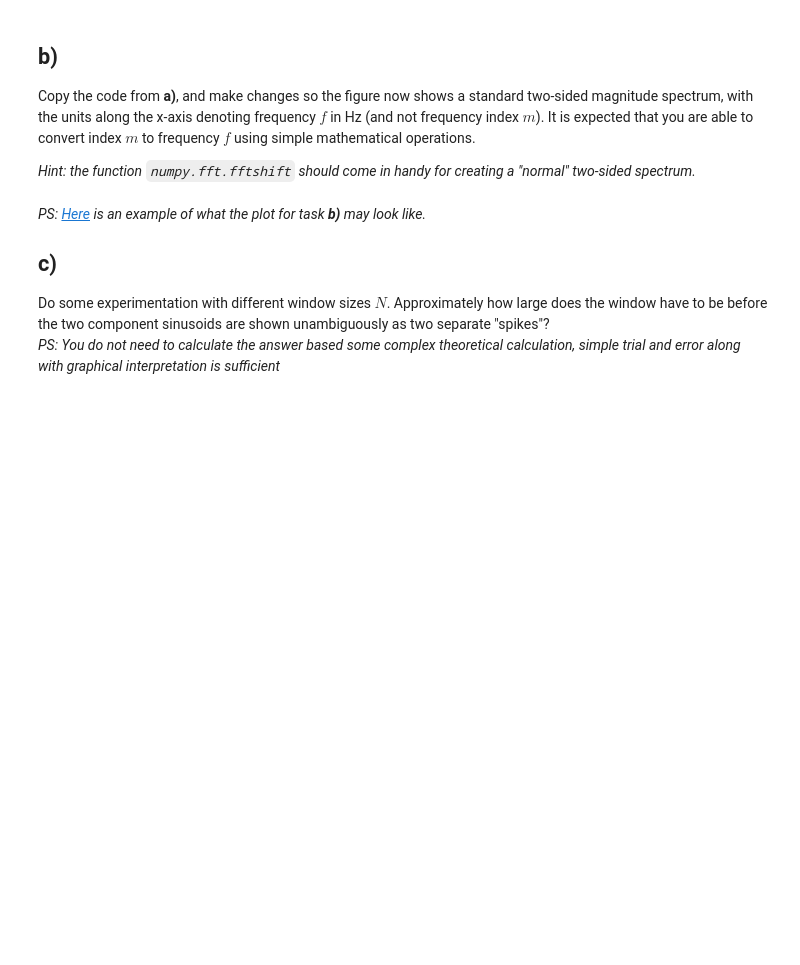
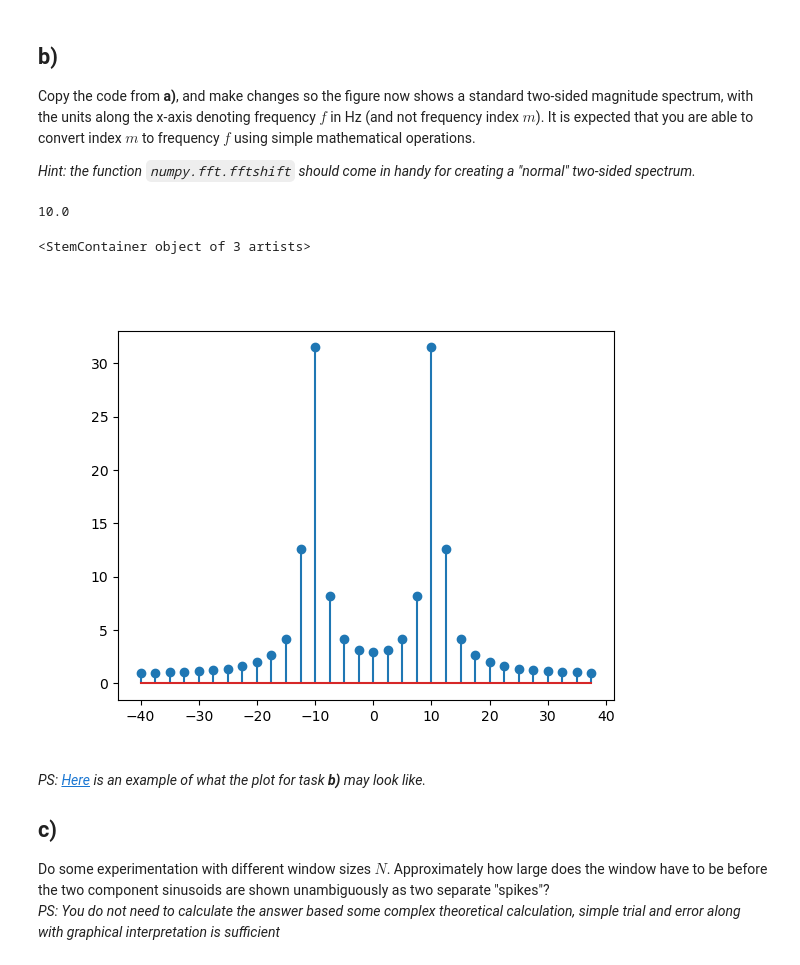
Before and after one commit to Mortenms/AIS2201_Exercises, a Jupyter notebook: Exercise_5/Problem1.ipynb, the cells around one changed output. Cells and saved outputs as stored; diff of their text form; code cells hidden in the pictures; blank space fills up the shorter version.

```diff
--- a/Exercise_5/Problem1.ipynb
+++ b/Exercise_5/Problem1.ipynb
@@ -128,3 +148,16 @@ Copy the code from **a)**, and make changes so the figure now shows a standard t
+# %%
+# WRITE YOUR CODE IN THIS CELL:
+freq = np.arange(-N/2,N/2)*(fs/N)
+#freq = m*fs/N
+
+print(4*(fs/N))
+
+plt.close(2); plt.figure(2)
+plt.stem(freq,np.abs(np.fft.fftshift(Xm)))
+# %% [output]
+10.0
+<StemContainer object of 3 artists>
+[figure, added]
 # %% [markdown]
 *PS: [Here](Figurer/task1b_sol.png) is an example of what the plot for task **b)** may look like.*
 
```
Also changed, not shown: parts of 9 cells of this notebook, 1 other file.
